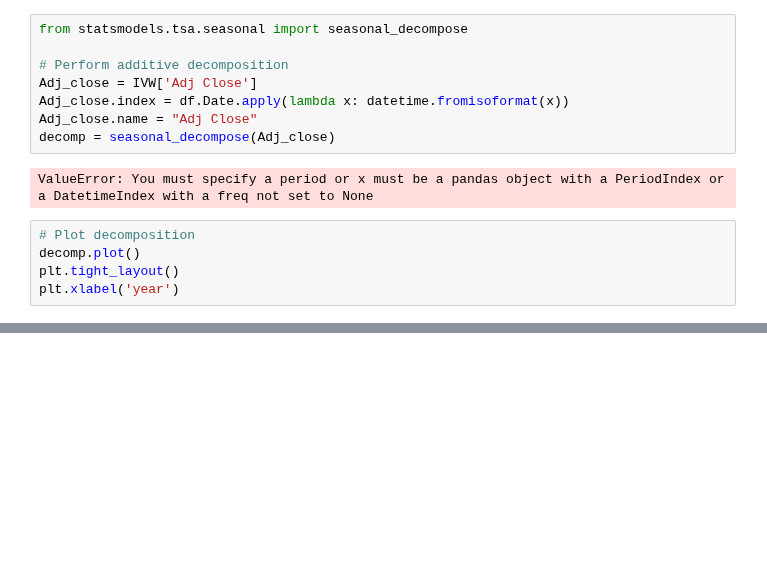
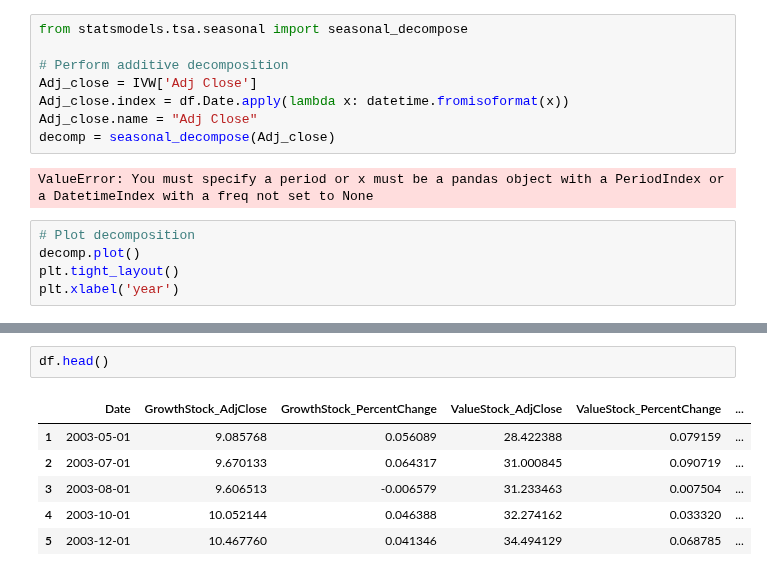
Before and after one commit to lu18cheng/pic16b_stock_analysis, a Jupyter notebook: code/analysis.ipynb, the cells around one changed output, grey strips where cells are left out. Cells and saved outputs as stored; diff of their text form; blank space fills up the shorter version.

```diff
--- a/code/analysis.ipynb
+++ b/code/analysis.ipynb
@@ -275,0 +288,9 @@ plt.xlabel('year')
+# %%
+df.head()
+# %% [output]
+|  | Date | GrowthStock_AdjClose | GrowthStock_PercentChange | ValueStock_AdjClose | ValueStock_PercentChange | ... |
+| 1 | 2003-05-01 | 9.085768 | 0.056089 | 28.422388 | 0.079159 | ... |
+| 2 | 2003-07-01 | 9.670133 | 0.064317 | 31.000845 | 0.090719 | ... |
+| 3 | 2003-08-01 | 9.606513 | -0.006579 | 31.233463 | 0.007504 | ... |
+| 4 | 2003-10-01 | 10.052144 | 0.046388 | 32.274162 | 0.033320 | ... |
+| 5 | 2003-12-01 | 10.467760 | 0.041346 | 34.494129 | 0.068785 | ... |
```
Also changed, not shown: parts of 9 cells of this notebook, 1 other file.
